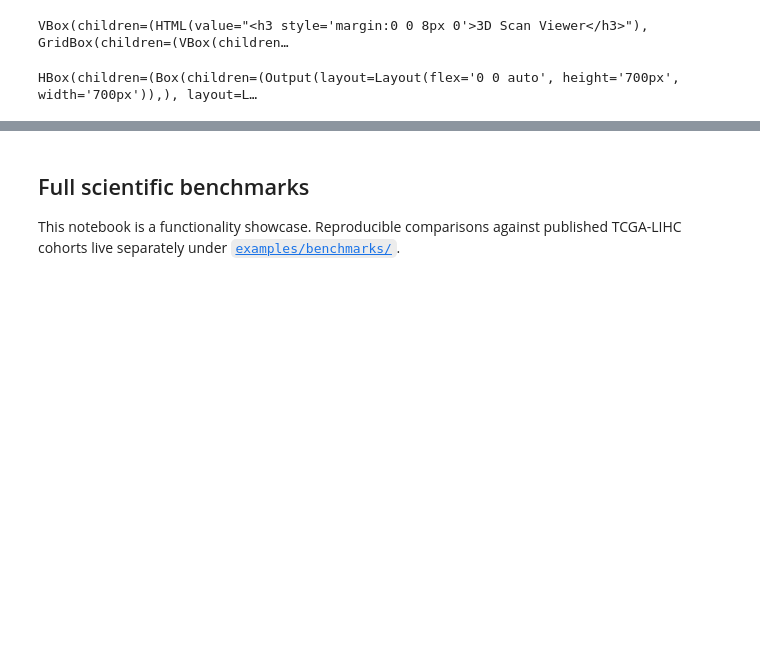
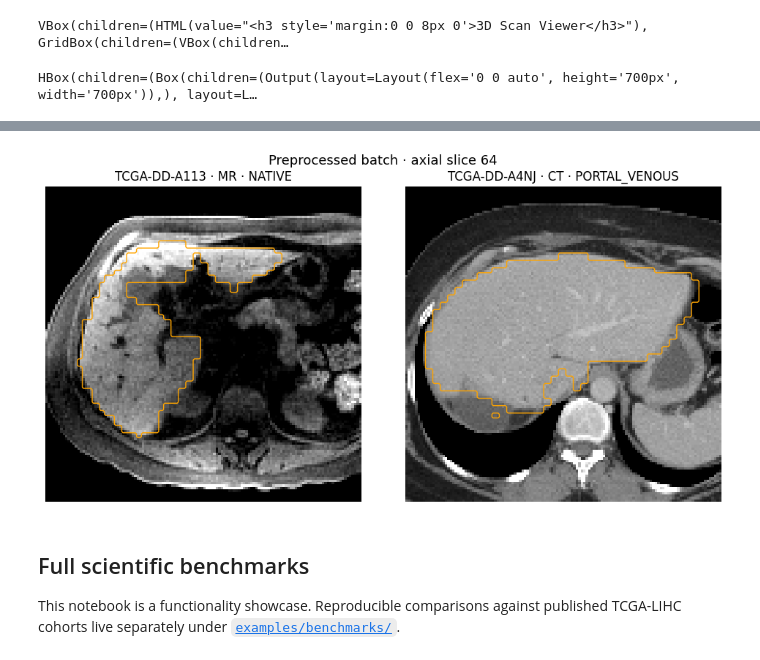
Before and after one commit to dmandache/IMPERANDI, a Jupyter notebook: examples/demos/demo_full.ipynb, the cells around one changed output, grey strips where cells are left out. Cells and saved outputs as stored; diff of their text form; code cells hidden in the pictures; blank space fills up the shorter version.

```diff
--- a/examples/demos/demo_full.ipynb
+++ b/examples/demos/demo_full.ipynb
@@ -687,12 +669,27 @@ display(pd.DataFrame({column: batch[column] for column in metadata_columns}))
 # %%
-z = int(masks[0, 0].sum(dim=(0, 1)).argmax())
-fig, ax = plt.subplots(figsize=(5, 5))
-ax.imshow(np.fliplr(images[0, 0, :, :, z].numpy().T), cmap='gray', origin='lower')
-ax.contour(np.fliplr(masks[0, 0, :, :, z].numpy().T), levels=[0.5], colors=['orange'])
-ax.set_title(f"{batch['patient_key'][0]} · {batch['Modality'][0]} · {batch['phase'][0]}")
-ax.axis('off')
+n = images.shape[0]
+z = images.shape[-1] // 2  # middle axial slice
+
+fig, axes = plt.subplots(1, n, figsize=(5 * n, 5), squeeze=False)
+
+for i, ax in enumerate(axes.flat):
+    image_slice = np.fliplr(images[i, 0, :, :, z].numpy().T)
+    mask_slice = np.fliplr(masks[i, 0, :, :, z].numpy().T)
+
+    ax.imshow(image_slice, cmap='gray', origin='lower', vmin=0, vmax=1)
+    ax.contour(mask_slice, levels=[0.5], colors=['orange'], linewidths=1)
+
+    ax.set_title(
+        f"{batch['patient_key'][i]} · "
+        f"{batch['Modality'][i]} · {batch['phase'][i]}"
+    )
+    ax.axis('off')
+
+fig.suptitle(f"Preprocessed batch · axial slice {z}", fontsize=13)
 plt.tight_layout()
 plt.show()
+# %% [output]
+[figure, added]
 # %% [markdown]
 ## Full scientific benchmarks
 
```
Also changed, not shown: parts of 18 cells of this notebook.
